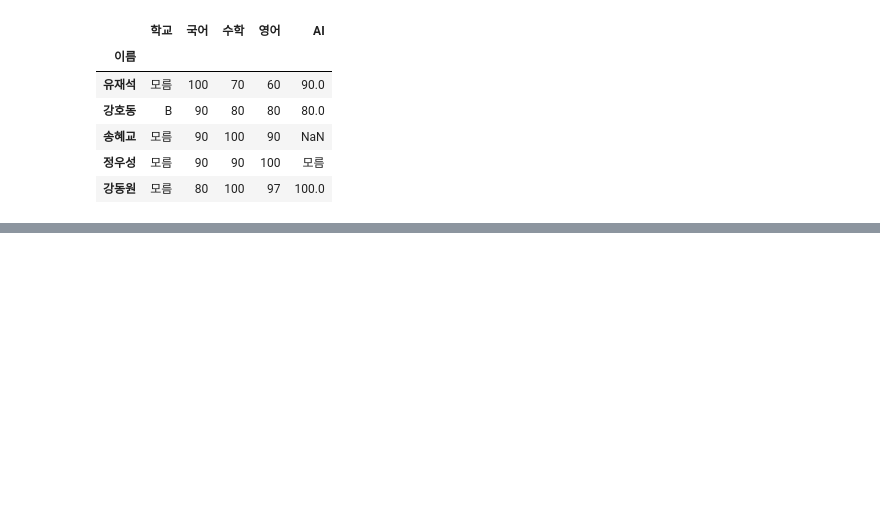
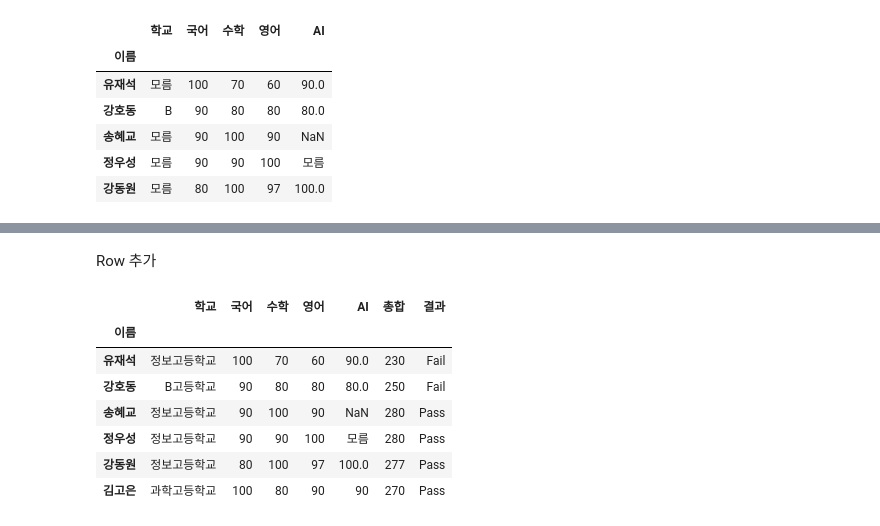
Before and after one commit to sukjin1/ed, a Jupyter notebook: Pandas_Nado.ipynb, the cells around one changed output, grey strips where cells are left out. Cells and saved outputs as stored; diff of their text form; code cells hidden in the pictures; blank space fills up the shorter version.

```diff
--- a/Pandas_Nado.ipynb
+++ b/Pandas_Nado.ipynb
@@ -1011,0 +1153,3 @@ df.dropna(axis='columns')
+# %%
+df['총합'] = df['국어'] + df['수학'] + df['영어']
+df
@@ -1011,0 +1164,3 @@ df.dropna(axis='columns')
+# %%
+df['결과'] = "Fail"
+df
@@ -1011,0 +1175,2 @@ df.dropna(axis='columns')
+# %%
+df.loc[df['총합'] > 270, '결과'] = 'Pass'
@@ -1011,0 +1237,15 @@ df.dropna(axis='columns')
+# %% [markdown]
+Row 추가
+# %%
+df.loc['김고은'] = ['과학고등학교', 100, 80, 90, 90, 270, 'Pass']
+# %%
+df
+# %% [output]
+|  | 학교 | 국어 | 수학 | 영어 | AI | 총합 | 결과 |
+| 이름 |  |  |  |  |  |  |  |
+| 유재석 | 정보고등학교 | 100 | 70 | 60 | 90.0 | 230 | Fail |
+| 강호동 | B고등학교 | 90 | 80 | 80 | 80.0 | 250 | Fail |
+| 송혜교 | 정보고등학교 | 90 | 100 | 90 | NaN | 280 | Pass |
+| 정우성 | 정보고등학교 | 90 | 90 | 100 | 모름 | 280 | Pass |
+| 강동원 | 정보고등학교 | 80 | 100 | 97 | 100.0 | 277 | Pass |
+| 김고은 | 과학고등학교 | 100 | 80 | 90 | 90 | 270 | Pass |
```
Also changed, not shown: parts of 71 cells of this notebook.
